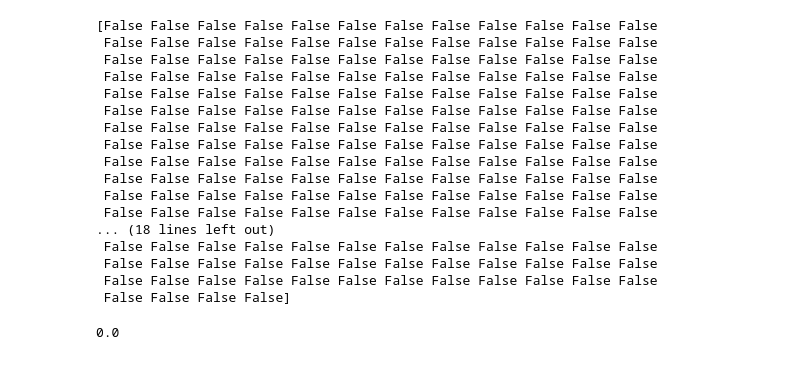
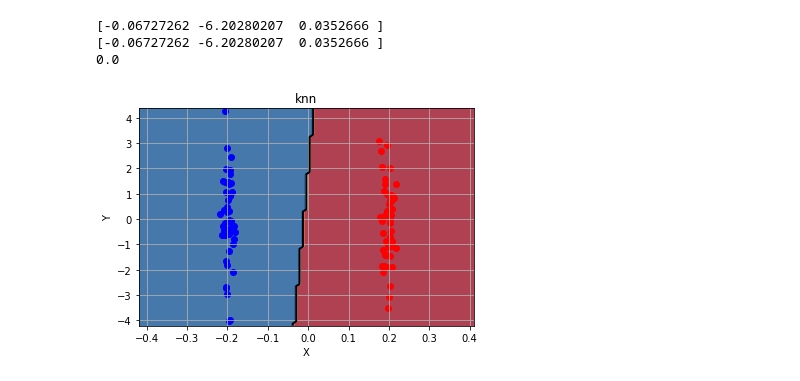
Before and after one commit to pablomm/faa, a Jupyter notebook: Practica2/Untitled.ipynb, the cells around one changed output. Cells and saved outputs as stored; diff of their text form; code cells hidden in the pictures.

```diff
--- a/Practica2/Untitled.ipynb
+++ b/Practica2/Untitled.ipynb
@@ -87,27 +140,40 @@ plt.show()
-# %%
-pred = knn.clasifica(dataset)
-
-print(pred != knn.datos[:,-1])
-
-
-
-Clasificador.Clasificador.error(knn.datos, pred)
-# %% [output]
-[False False False False False False False False False False False False
- False False False False False False False False False False False False
- False False False False False False False False False False False False
- False False False False False False False False False False False False
- False False False False False False False False False False False False
- False False False False False False False False False False False False
- False False False False False False False False False False False False
- False False False False False False False False False False False False
- False False False False False False False False False False False False
- False False False False False False False False False False False False
- False False False False False False False False False False False False
- False False False False False False False False False False False False
-... (18 lines left out)
- False False False False False False False False False False False False
- False False False False False False False False False False False False
- False False False False False False False False False False False False
- False False False False]
-0.0
+# %%
+
+from Datos import Datos
+
+
+from Clasificador import *
+from EstrategiaParticionado import ValidacionSimple
+import matplotlib.pyplot as plt
+
+from AnalisisRoc import curva_roc, matriz_confusion
+from plotModel import plotModel
+
+dataset = Datos("../ConjuntosDatos/example4.data",cast=float)
+clases = dataset[:,-1]
+
+
+log = ClasificadorRegresionLogistica()
+v = ValidacionSimple(19./20)
+p = v(dataset)
+
+idx =p[0].indicesTrain
+log.entrenamiento(dataset, indices=idx)
+
+#curva_roc(knn, dataset)
+
+
+plotModel(dataset[idx][:,0],dataset[idx][:,1], dataset[idx][:,2], log, "knn", dataset.diccionarios)
+
+pred = log.clasifica(dataset, indices=p[0].indicesTest)
+
+#print(pred)
+#print(clases[p[0].indicesTest])
+print(Clasificador.error(dataset[p[0].indicesTest], pred))
+#print(log.w)
+plt.show()
+# %% [output]
+[-0.06727262 -6.20280207  0.0352666 ]
+[-0.06727262 -6.20280207  0.0352666 ]
+0.0
+[figure, added]
```
Also changed, not shown: parts of 12 cells of this notebook, 2 other files.
